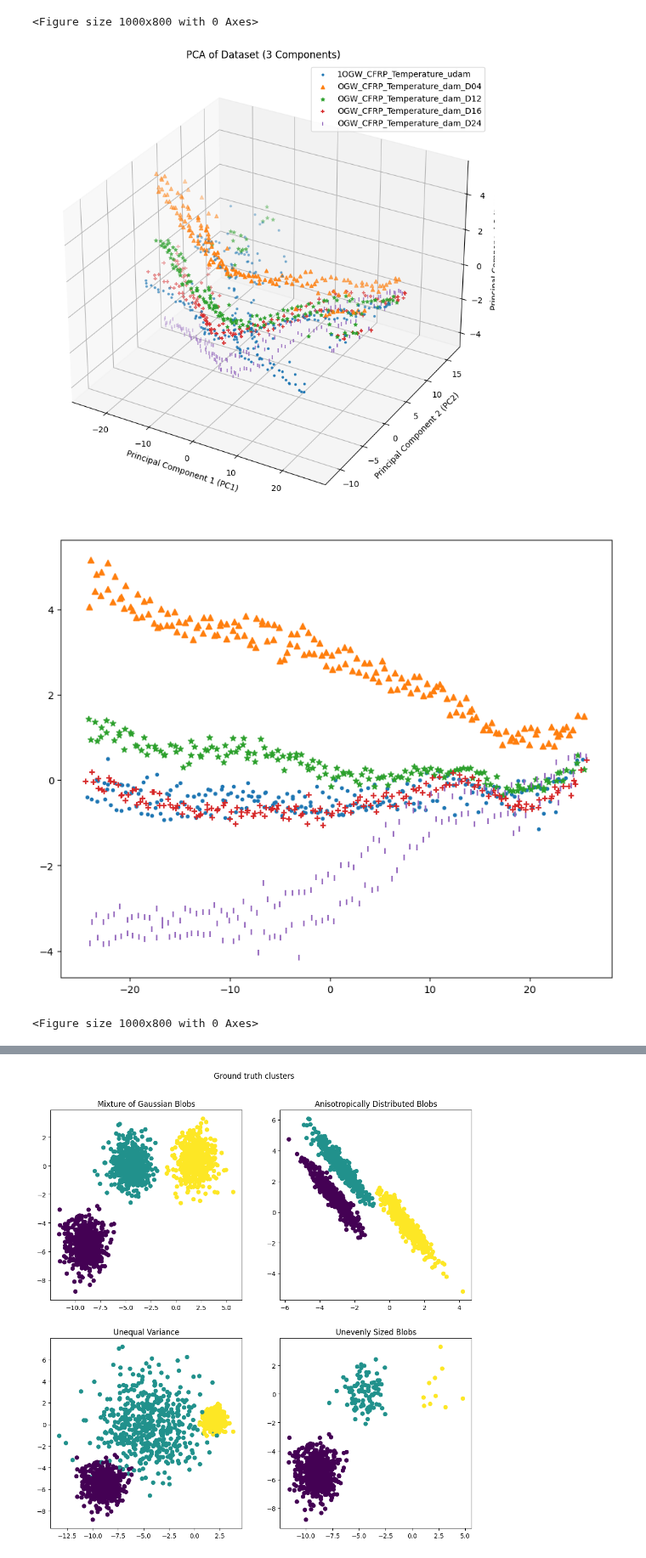
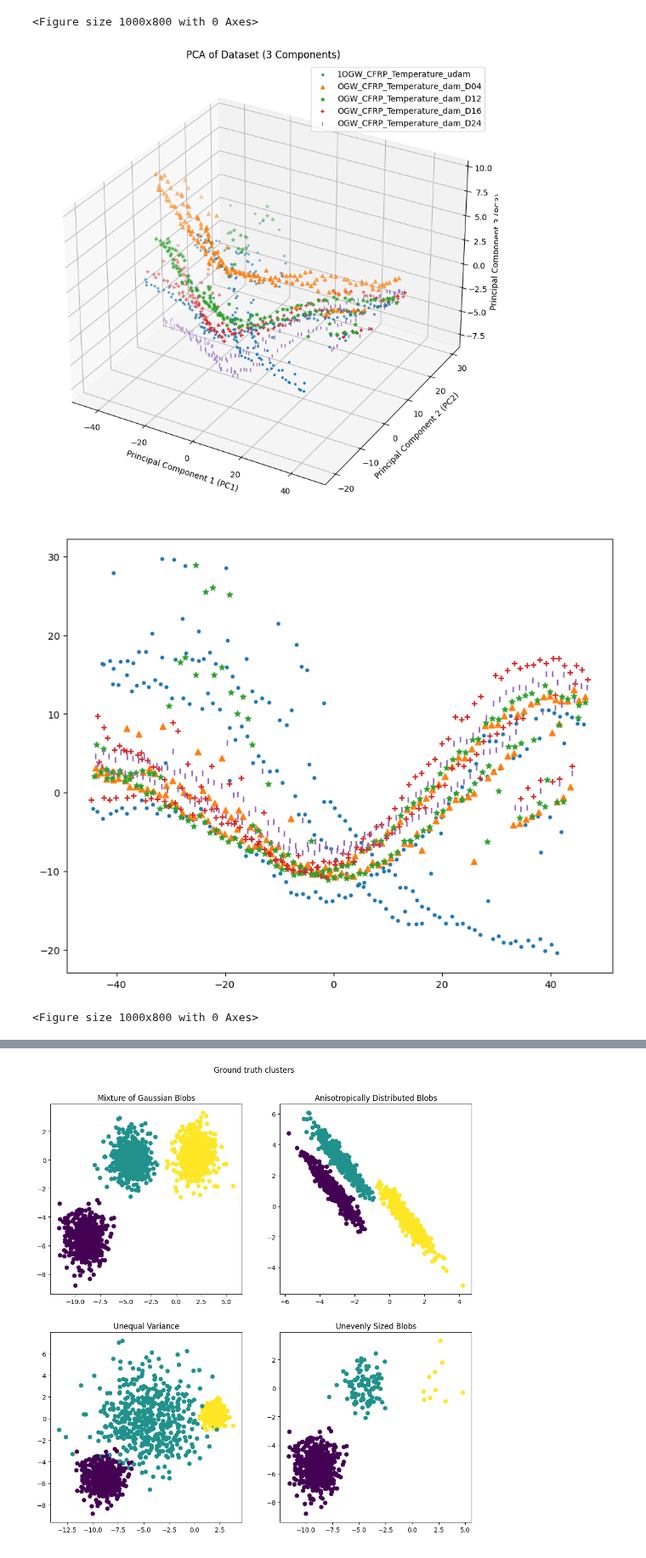
Before and after one commit to Deathound6/SDAI_Project, a Jupyter notebook: SDAI Project.ipynb, the cells around one changed output, grey strips where cells are left out. Shown at 85% size. Saved outputs shown, nothing was run; the diff lists cells and outputs as text; code cells hidden in the pictures.

```diff
--- a/SDAI Project.ipynb
+++ b/SDAI Project.ipynb
@@ -84,7 +85,7 @@ Fs = 10E6
 # Time interval between samples
 Ts = 1.0/Fs
 #number
-n = 3
+n = 10
 
 pdata = np.zeros((len(subdata),len(subdata[0]),6,n))
 
@@ -94,6 +95,7 @@ for i in range(0,len(subdata)):
         #max magnitude of frequencies
         top_n_indices = np.argpartition(pxx_den, len(pxx_den) - n)[-n:]
         pdata[i,j,0] = pxx_den[top_n_indices]
+        #pdata[i,j,4] = f[top_n_indices]
 
         # max magnitudes
         top_n_indices = np.argpartition(subdata[i][prime[j]], len(subdata[0][0]) - n)[-n:]
@@ -103,7 +105,7 @@ for i in range(0,len(subdata)):
         lags = signal.correlation_lags(rawdata[i + start][prime[3]].size,pitchdata[i + start][prime[3]].size, mode="full")
         lag = lags[np.argmax(correlation)]
         #if lag < 5000 and lag > 1000:
-        #pdata[i,j,3] = lag
+            #pdata[i,j,3] = lag
 
     pdata[i,:,2] = temp[i + start]
 # %%
@@ -191,7 +193,7 @@ i = 0
 markers = ['.','^','*','+','|']
 for target in pca_df['target'].unique():
     subset = pca_df[pca_df['target'] == target]
-    plt.scatter(subset['PC1'],subset['PC3'], label = target, marker=markers[i])
+    plt.scatter(subset['PC1'],subset['PC2'], label = target, marker=markers[i])
     i+=1
 #plt.xlim(-5,6)
 datascaled = scaler.fit_transform(pcadata)
@@ -203,34 +205,34 @@ pca_df = pd.DataFrame(data=datapca, columns=['PC1', 'PC2', 'PC3'])
 pca_df['target'] = tspeices[start:len(tspeices)]
 
 fig = plt.figure(figsize=(12,10))
 ax = fig.add_subplot(projection='3d')
 
 i = 0
 markers = ['.','^','*','+','|']
 for target in pca_df['target'].unique():
     subset = pca_df[pca_df['target'] == target]
     ax.scatter(subset['PC1'],subset['PC2'], subset['PC3'], label = target, marker=markers[i])
     i+=1
     #plt.scatter(subset['PC1'],subset['PC1'], label = target)
 
 
 ax.set_xlabel('Principal Component 1 (PC1)')
 ax.set_ylabel('Principal Component 2 (PC2)')
 ax.set_zlabel('Principal Component 3 (PC3)')
 #ax.set_xlim((-5,6))
 ax.set_title('PCA of Dataset (3 Components)')
 ax.legend()
 
 plt.figure(figsize=(10,8))
 i = 0
 markers = ['.','^','*','+','|']
 for target in pca_df['target'].unique():
     subset = pca_df[pca_df['target'] == target]
-    plt.scatter(subset['PC1'],subset['PC3'], label = target, marker=markers[i])
+    plt.scatter(subset['PC1'],subset['PC2'], label = target, marker=markers[i])
     i+=1
 #plt.xlim((-5,6))
 # %% [output]
 <Figure size 1000x800 with 0 Axes>
-[figure, old version]
+[figure, new version]
-[figure, old version]
+[figure, new version]
 <Figure size 1000x800 with 0 Axes>
```
Also changed, not shown: parts of 4 cells of this notebook.
